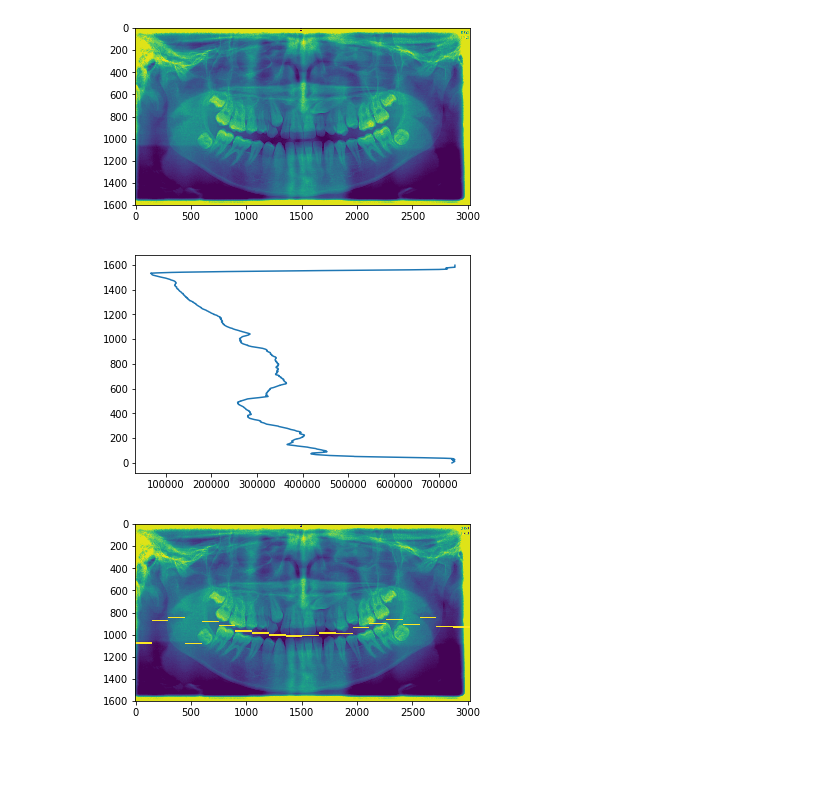
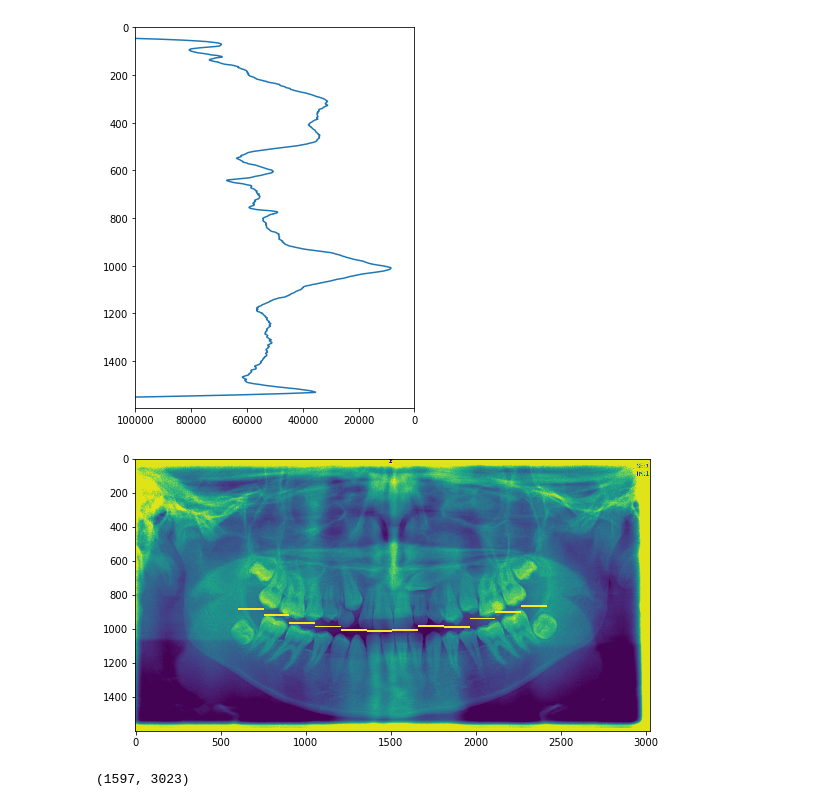
Before and after one commit to Aoriseth/Python-Active-shape-model-for-Incisor-Segmentation, a Jupyter notebook: Initial_pose_estimator.ipynb, the cells around one changed output. Saved outputs shown, nothing was run; the diff lists cells and outputs as text; code cells hidden in the pictures; blank space fills up the shorter version.

```diff
--- a/Initial_pose_estimator.ipynb
+++ b/Initial_pose_estimator.ipynb
@@ -119,22 +124,53 @@ def split(img, times):
 def active_contour_match(img, init):
     snake = active_contour(gaussian(img, 3), init, alpha=0.015, beta=10, gamma=0.001)
     return snake
-# %%
-if __name__ == "__main__":
-    #main
-
-    radiographs = FileManager.load_radiographs()
-    radiograph = radiographs[0]
-    plt.imshow(radiograph)
-    plt.show()
-
-    gap_detection(radiograph)
-
-    img = radiograph
-    gaps,gap_size, new_img = gap_splits(img, 20, 900, 400)
-    plt.imshow(new_img)
-    plt.show()
-# %% [output]
-[figure, removed]
-[figure, removed]
-[figure, removed]
+# %%
+if __name__ == "__main__":
+    #main
+
+    radiographs = FileManager.load_radiographs()
+    radiograph = radiographs[0]
+#     plt.imshow(radiograph)
+#     plt.show()
+
+    h_proj, y = gap_detection(radiograph)
+
+    img = radiograph
+    gaps,gap_size, new_img = gap_splits(img, 20, 900, 400)
+#     plt.imshow(new_img)
+#     plt.show()
+
+#     fig = plt.figure()
+
+#     ax1 = plt.subplot2grid((1, 3), (0, 0))
+#     ax2 = plt.subplot2grid((1, 3), (0, 1),colspan=2)
+#     ax1.plot(h_proj, y)
+# #     ax1.xlim(100000, 0)
+# #     ax1.ylim(1596, 0)
+#     ax2.imshow(new_img)
+#     plt.tight_layout()
+
+#     plt.show()
+
+#     fig, ax = plt.subplots(figsize=(18, 5))
+#     plt.subplot(1, 3, 1)
+#     plt.imshow(radiograph)
+#     plt.subplot(1, 2, 1)
+    fig, ax = plt.subplots(figsize=(5, 7))
+    plt.plot(h_proj, y)
+    plt.xlim(100000, 0)
+    plt.ylim(1596, 0)
+    plt.show()
+#     plt.subplot(1, 2, 2)
+    fig, ax = plt.subplots(figsize=(11, 5))
+    plt.imshow(new_img)
+#     plt.tight_layout()
+
+    plt.show()
+# %% [output]
+[figure, added]
+[figure, added]
+# %%
+radiograph.shape
+# %% [output]
+(1597, 3023)
```
Also changed, not shown: parts of 1 cell of this notebook, 6 other files.
